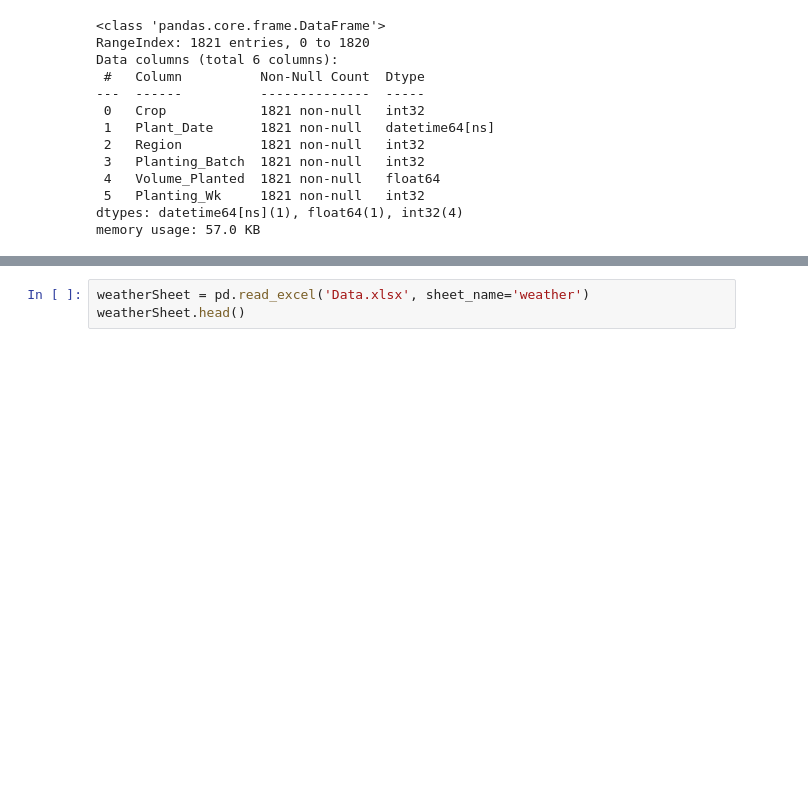
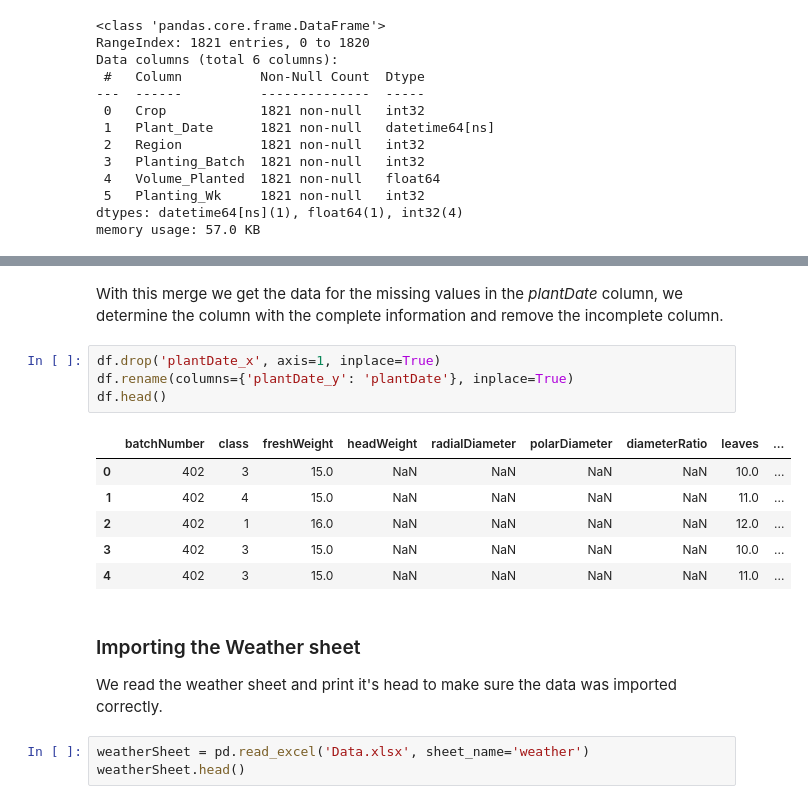
Before and after one commit to rigovm101/CE888_DataScience, a Jupyter notebook: Project/PreProcessing.ipynb, the cells around one changed output, grey strips where cells are left out. Cells and saved outputs as stored; diff of their text form; blank space fills up the shorter version.

```diff
--- a/Project/PreProcessing.ipynb
+++ b/Project/PreProcessing.ipynb
@@ -266,3 +321,19 @@ df.head()
+# %% [markdown]
+With this merge we get the data for the missing values in the *plantDate* column, we determine the column with the complete information and remove the incomplete column.
+# %%
+df.drop('plantDate_x', axis=1, inplace=True)
+df.rename(columns={'plantDate_y': 'plantDate'}, inplace=True)
+df.head()
+# %% [output]
+|  | batchNumber | class | freshWeight | headWeight | radialDiameter | polarDiameter | diameterRatio | leaves | ... |
+| 0 | 402 | 3 | 15.0 | NaN | NaN | NaN | NaN | 10.0 | ... |
+| 1 | 402 | 4 | 15.0 | NaN | NaN | NaN | NaN | 11.0 | ... |
+| 2 | 402 | 1 | 16.0 | NaN | NaN | NaN | NaN | 12.0 | ... |
+| 3 | 402 | 3 | 15.0 | NaN | NaN | NaN | NaN | 10.0 | ... |
+| 4 | 402 | 3 | 15.0 | NaN | NaN | NaN | NaN | 11.0 | ... |
+# %% [markdown]
+### Importing the Weather sheet
+We read the weather sheet and print it's head to make sure the data was imported correctly.
 # %%
 weatherSheet = pd.read_excel('Data.xlsx', sheet_name='weather')
 weatherSheet.head()
```
Also changed, not shown: parts of 30 cells of this notebook.
